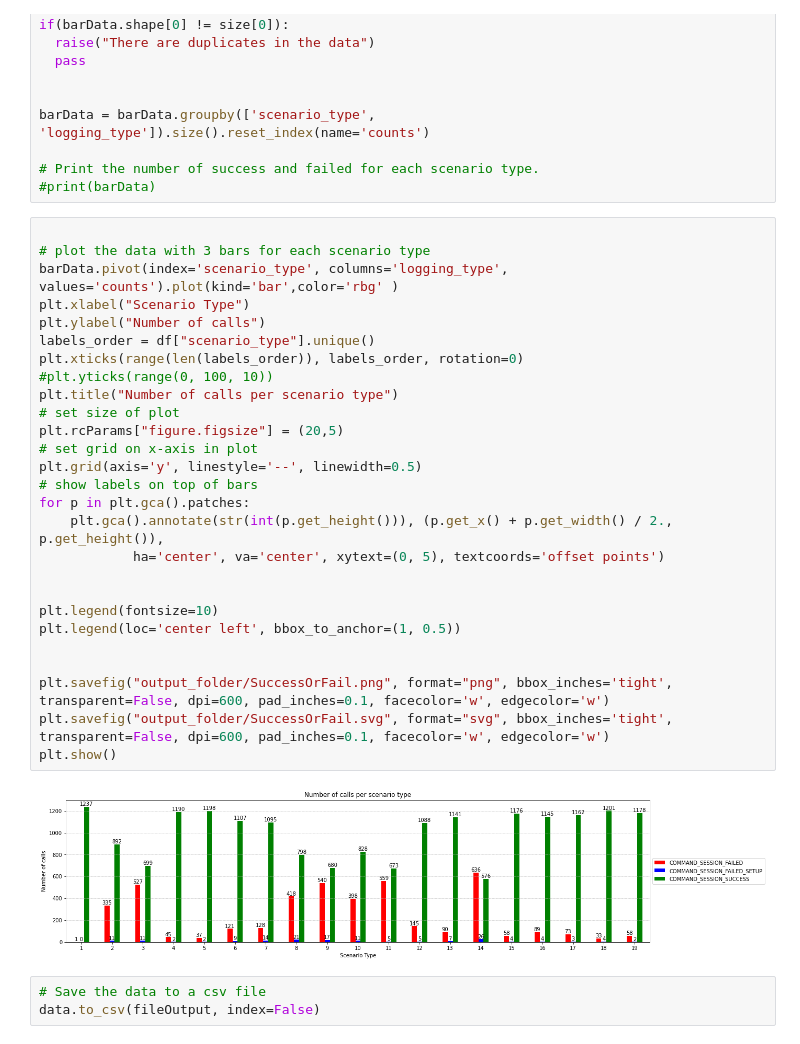
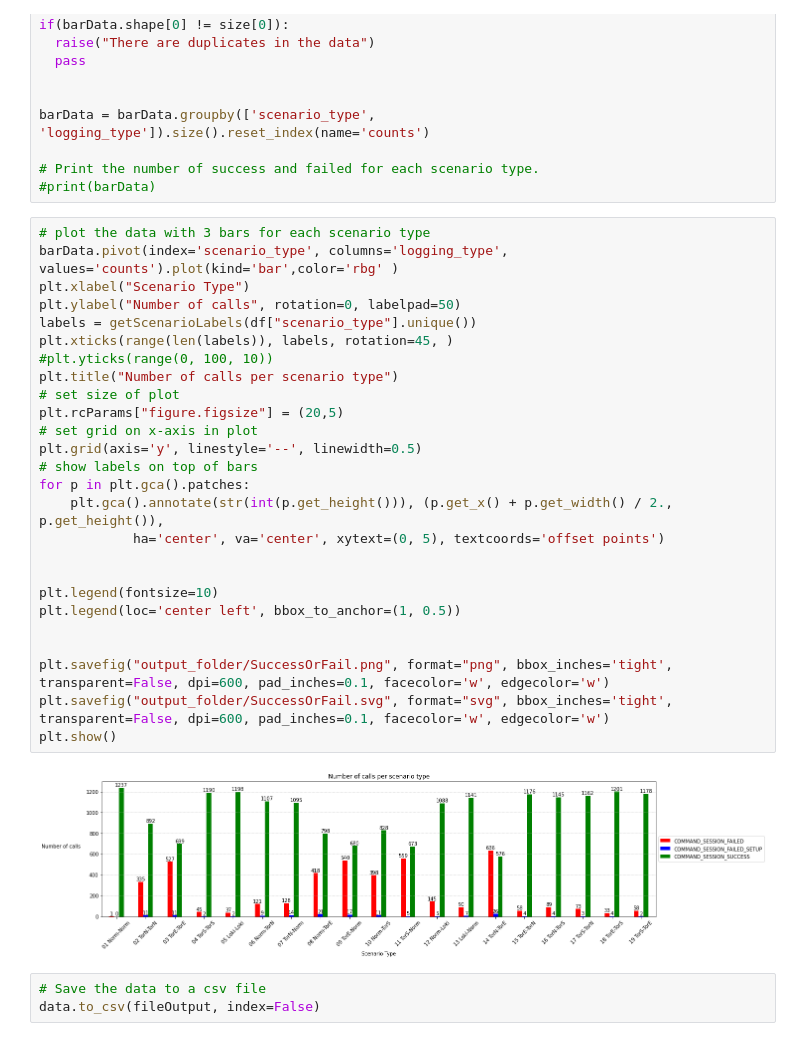
Before and after one commit to Master2022E/OnionRTC-experiment, a Jupyter notebook: Dataprocess/SuccessOrFail.ipynb, the cells around one changed output. Saved outputs shown, nothing was run; the diff lists cells and outputs as text.

Commit message:
Add labels to the SuccessOrFail bar plot

```diff
--- a/Dataprocess/SuccessOrFail.ipynb
+++ b/Dataprocess/SuccessOrFail.ipynb
@@ -84,34 +85,33 @@ barData = barData.groupby(['scenario_type', 'logging_type']).size().reset_index(
 # Print the number of success and failed for each scenario type.
 #print(barData)
 # %%
-
 # plot the data with 3 bars for each scenario type
 barData.pivot(index='scenario_type', columns='logging_type', values='counts').plot(kind='bar',color='rbg' )
 plt.xlabel("Scenario Type")
-plt.ylabel("Number of calls")
-labels_order = df["scenario_type"].unique()
-plt.xticks(range(len(labels_order)), labels_order, rotation=0)
+plt.ylabel("Number of calls", rotation=0, labelpad=50)
+labels = getScenarioLabels(df["scenario_type"].unique())
+plt.xticks(range(len(labels)), labels, rotation=45, )
 #plt.yticks(range(0, 100, 10))
 plt.title("Number of calls per scenario type")
 # set size of plot
 plt.rcParams["figure.figsize"] = (20,5)
 # set grid on x-axis in plot
 plt.grid(axis='y', linestyle='--', linewidth=0.5)
 # show labels on top of bars
 for p in plt.gca().patches:
     plt.gca().annotate(str(int(p.get_height())), (p.get_x() + p.get_width() / 2., p.get_height()),
             ha='center', va='center', xytext=(0, 5), textcoords='offset points')
 
 
 plt.legend(fontsize=10)
 plt.legend(loc='center left', bbox_to_anchor=(1, 0.5))
 
 
 plt.savefig("output_folder/SuccessOrFail.png", format="png", bbox_inches='tight', transparent=False, dpi=600, pad_inches=0.1, facecolor='w', edgecolor='w')
 plt.savefig("output_folder/SuccessOrFail.svg", format="svg", bbox_inches='tight', transparent=False, dpi=600, pad_inches=0.1, facecolor='w', edgecolor='w')
 plt.show()
 # %% [output]
-[figure, old version]
+[figure, new version]
 # %%
 # Save the data to a csv file
 data.to_csv(fileOutput, index=False)
```
Also changed, not shown: parts of 1 cell of this notebook, 3 other files.
